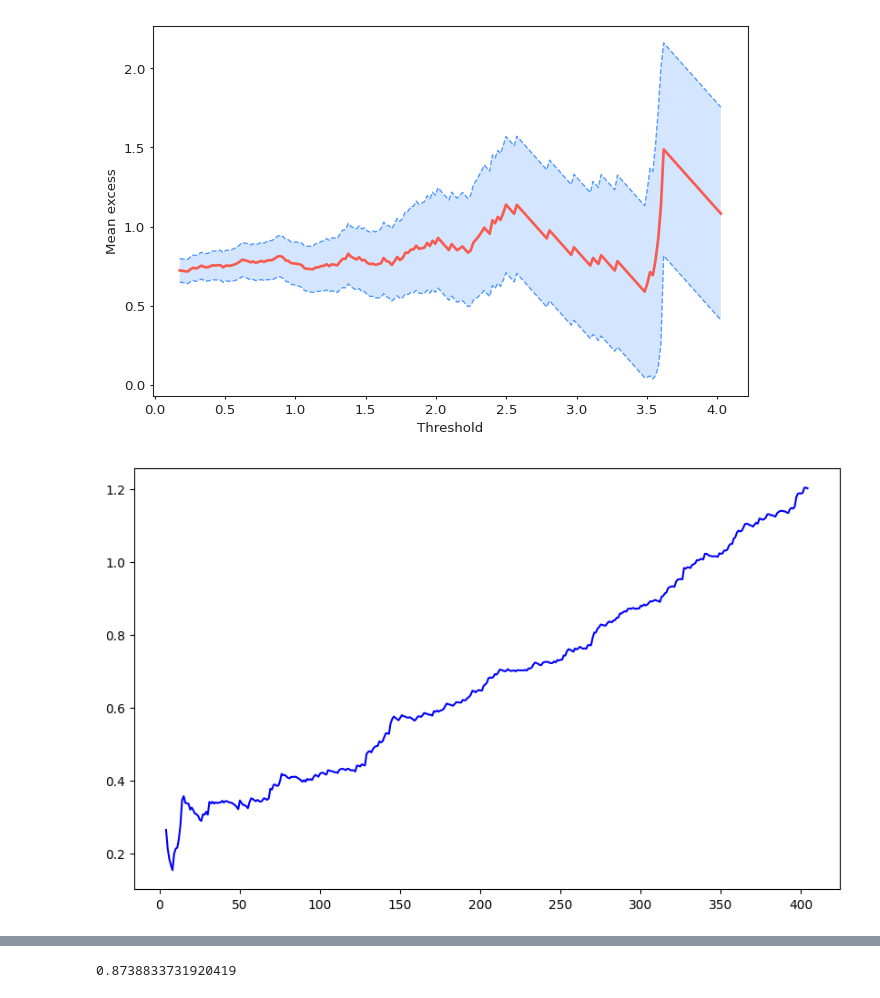
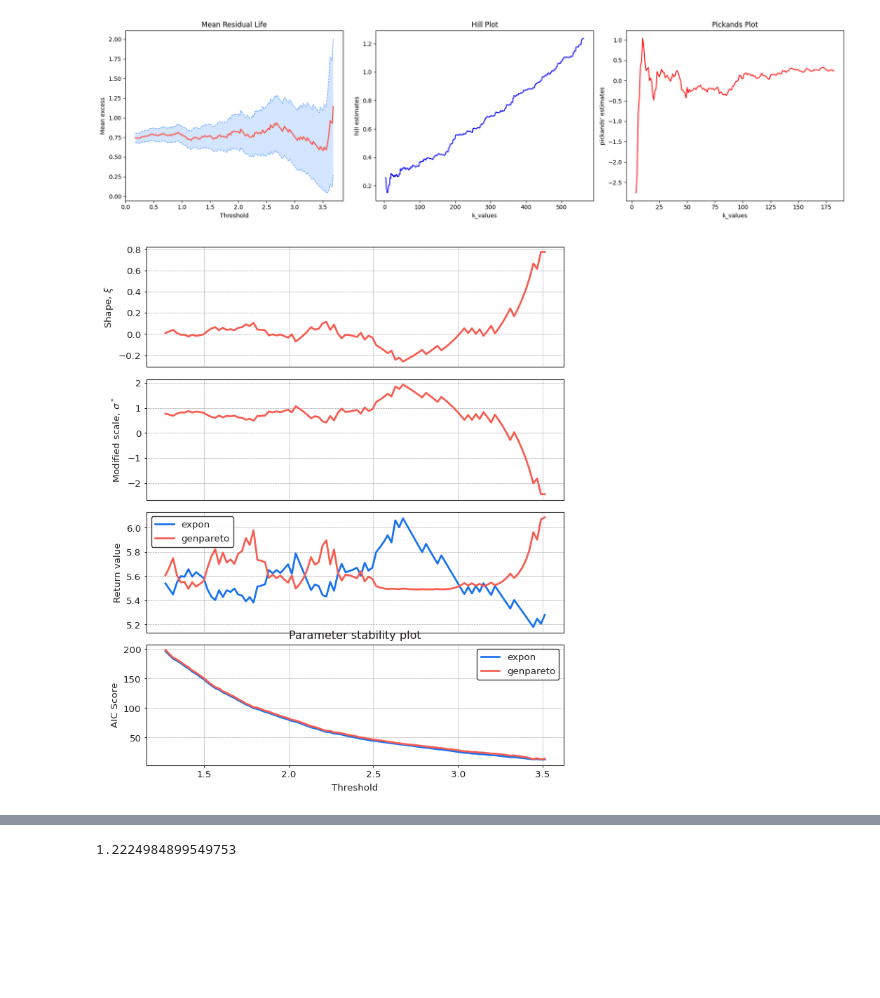
Before and after one commit to Scott-Yap/M2R_EVT, a Jupyter notebook: crypto_meme.ipynb, the cells around one changed output, grey strips where cells are left out. Drawn from its saved outputs; the diff is of its cells as text; code cells hidden in the pictures; blank space fills up the shorter version.

```diff
--- a/crypto_meme.ipynb
+++ b/crypto_meme.ipynb
@@ -11,7 +11,7 @@ from pyextremes import EVA
 from scipy.stats import chi2
 # %%
 ticker = "^GSPC"
-spdata = yf.download(ticker, start="2015-01-01", end="2025-01-01", interval="1d")
+spdata = yf.download(ticker, start="2013-12-17", end="2025-03-14", interval="1d")
 sp_data = spdata['Close']
 print(sp_data.head())
 # %% [output]
@@ -36,8 +36,8 @@ Date
 Name: ^GSPC, dtype: float64
 # %%
 log_returns_sp0 = np.log(sp_data1 / sp_data1.shift(1)).dropna()
-log_returns_sp = log_returns_sp0[:1000]
-test_log = log_returns_sp0[999:]
+log_returns_sp = log_returns_sp0[:len(log_returns_sp0)//2]
+test_log = log_returns_sp0[len(log_returns_sp0)//2+1:]
 # %%
 print(test_log.head())
 # %% [output]
@@ -60,19 +74,32 @@ def pickands_estimator(data, k):
     return 1/np.log(2) * np.log((data[k] - data[2*k])/(data[2*k] - data[4*k]))
 
 def threshold_picking(data0):
+    fig, axs = plt.subplots(1, 3, figsize=(18, 5))
+
     data = -data0[data0 < 0]
     thresholds = np.linspace(data.quantile(0.2), data.quantile(0.995), 200)
-    pyx.plot_mean_residual_life(data, thresholds=thresholds)
+    pyx.plot_mean_residual_life(data, thresholds=thresholds, ax=axs[0])
+    axs[0].set_title("Mean Residual Life")
+
     datas = np.sort(data)[::-1]
     k_values = range(4, int(len(datas)/1.3))
 
     hill_estimates = [hill_estimator(datas, k) for k in k_values]
-    plt.figure(figsize=(10,6))
-    plt.plot(k_values, hill_estimates, 'b-')
+    axs[1].plot(k_values, hill_estimates, 'b-')
+    axs[1].set_xlabel("k_values")
+    axs[1].set_ylabel("hill estimates")
+    axs[1].set_title("Hill Plot")
 
     pickands_estimates = [pickands_estimator(datas, k) for k in k_values]
-    plt.figure(figsize=(10,6))
-    plt.plot(k_values, pickands_estimates, 'r-', label="Pickands' ξ")
+    axs[2].plot(k_values, pickands_estimates, 'r-', label="Pickands' ξ")
+    axs[2].set_xlabel("k_values")
+    axs[2].set_ylabel("pickands' estimates")
+    axs[2].set_title("Pickands Plot")
+    plt.tight_layout()
+    plt.show()
+    pyx.plot_threshold_stability(-data0, return_period=10)
+    plt.title("Parameter stability plot")
+    plt.show()
     return datas
 
 def modeling(data0, u):
@@ -97,11 +124,10 @@ def prediction(params, data, u, level):
     n_total = len(data)
     n_exceed = len([i for i in data if i > u])
     F_u = n_exceed / n_total
-    print(F_u)
     p_u = F_u / p
     VaR = u + (sig / xi) * (p_u ** xi - 1)
     ES = ES = (VaR + (sig - xi * u)) / (1 - xi)
-    return VaR, ES
+    return -VaR, -ES
 # %%
 sorted_static_sp = threshold_picking(log_returns_sp)
 # %% [output]
@@ -191,5 +224,5 @@ Ljung-Box test on squared residuals:
 # %%
-sorted_d_sp = threshold_picking(standardized_resid2)
+sorted_d_sp = threshold_picking(standardized_resid2.dropna())
 # %% [output]
-[figure, old version]
+[figure, new version]
-[figure, old version]
+[figure, new version]
@@ -198,7 +230,7 @@ sorted_d_sp = threshold_picking(standardized_resid2)
 u_d_sp = sorted_d_sp[150]
 print(u_d_sp)
 # %% [output]
-0.8738833731920419
+1.2224984899549753
 # %%
 params4 = modeling(standardized_resid2, u_d_sp)
 print(params4)
```
Also changed, not shown: parts of 17 cells of this notebook.
